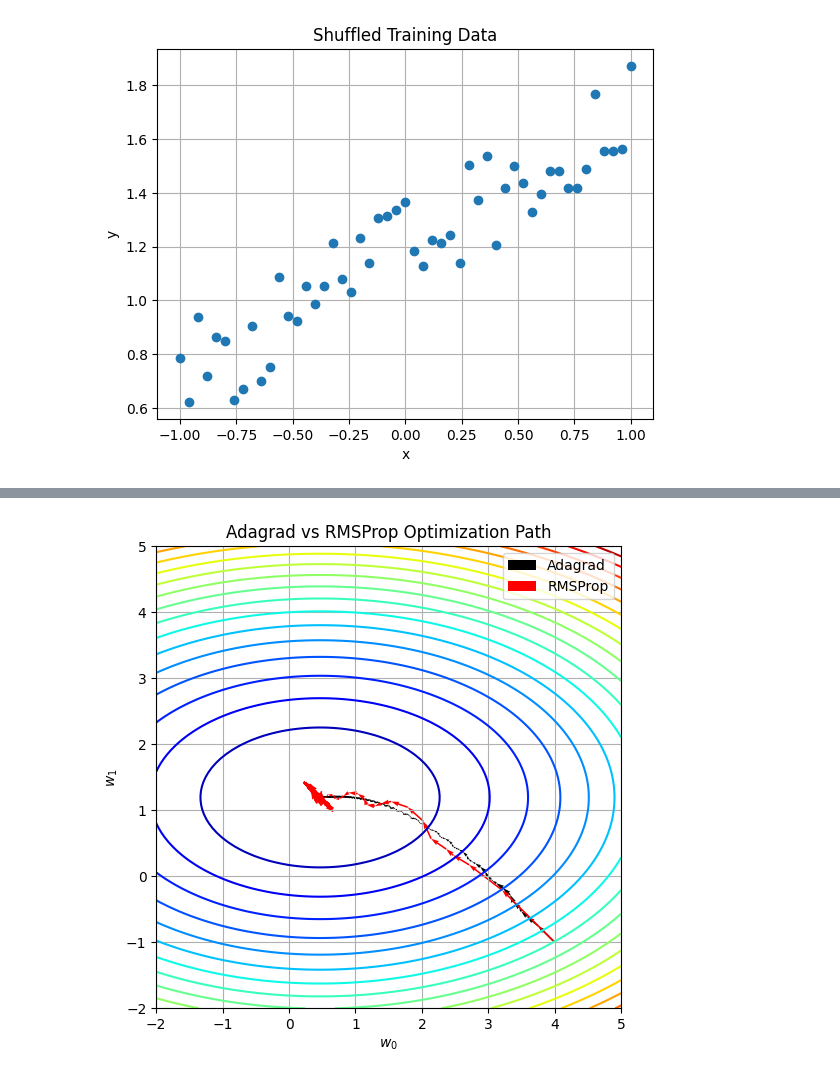
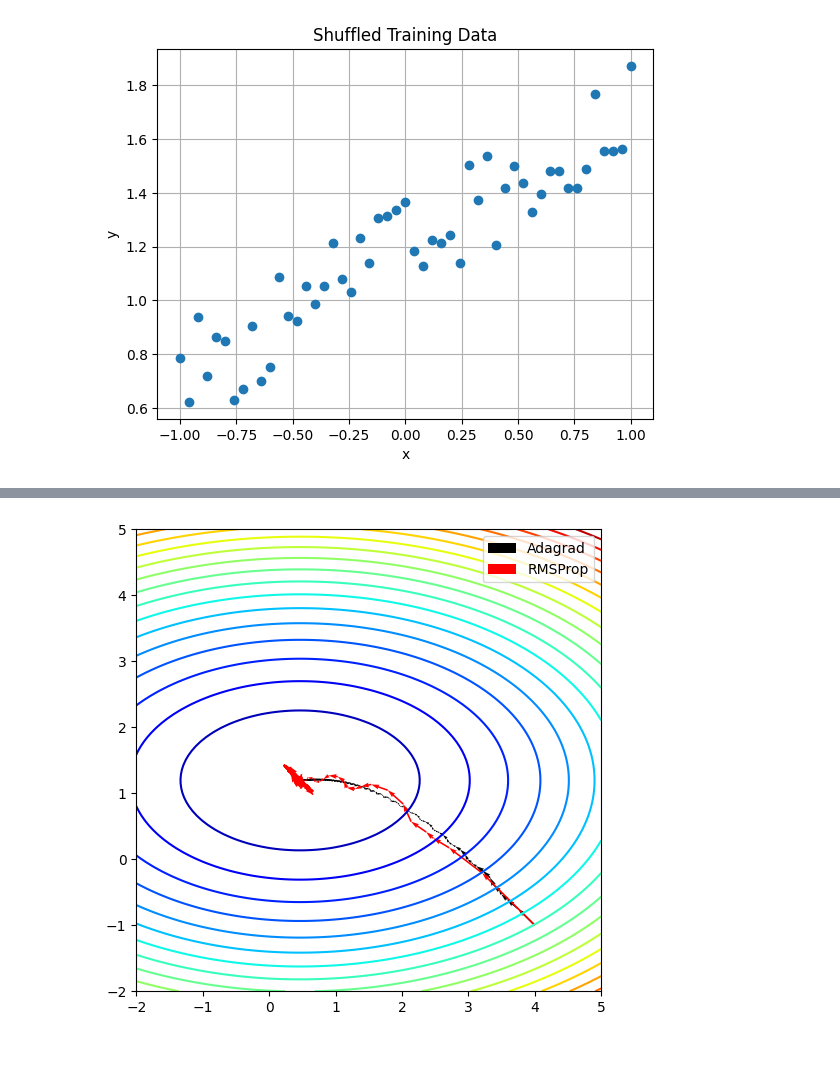
Before and after one commit to kccistc/intel-06, a Jupyter notebook: class01/homework/HongHunEui/Gradient_descent.ipynb, the cells around one changed output, grey strips where cells are left out. Cells and saved outputs as stored; diff of their text form; code cells hidden in the pictures; blank space fills up the shorter version.

```diff
--- a/class01/homework/HongHunEui/Gradient_descent.ipynb
+++ b/class01/homework/HongHunEui/Gradient_descent.ipynb
@@ -535,65 +533,55 @@ rho = 0.9
 
 w0 = np.array([4.0, -1.0])
 r = np.zeros_like(w0)
-path_adagrad = []
-
+path_adagd = []
 for epoch in range(MaxEpochs):
     if epoch % 10 == 0:
-        print(f"[Adagrad] Epoch {epoch}, w = {w0}, Loss = {loss(w0, x_train, y_train):.4f}")
-    for x_batch, y_batch in generate_batches(batch_size, x_train, y_train):
-        path_adagrad.append(w0.copy())
+        print(epoch, w0, loss(w0, x_train, y_train))
+    for x_batch, y_batch in generate_batches(batch_size,
+                                             x_train, y_train):
+
+        path_adagd.append(w0)
         grad = loss_grad(w0, x_batch, y_batch)
         r = r + grad * grad
-        delw = -epsilon / (delta + np.sqrt(r)) * grad
+        delw = - epsilon / (delta + np.sqrt(r)) * grad
         w1 = w0 + delw
         w0 = w1
+
 
 w0 = np.array([4.0, -1.0])
 r = np.zeros_like(w0)
 path_rmsprop = []
-
 for epoch in range(MaxEpochs):
     if epoch % 10 == 0:
-        print(f"[RMSProp] Epoch {epoch}, w = {w0}, Loss = {loss(w0, x_train, y_train):.4f}")
-    for x_batch, y_batch in generate_batches(batch_size, x_train, y_train):
-        path_rmsprop.append(w0.copy())
+        print(epoch, w0, loss(w0, x_train, y_train))
+    for x_batch, y_batch in generate_batches(batch_size,
+                                             x_train, y_train):
+
+        path_rmsprop.append(w0)
         grad = loss_grad(w0, x_batch, y_batch)
-        r = rho * r + (1 - rho) * grad * grad
-        delw = -epsilon * grad / np.sqrt(delta + r)
+        r = rho * r + (1. - rho) * grad * grad
+        delw = - epsilon * grad / np.sqrt(delta + r)
         w1 = w0 + delw
         w0 = w1
 
 
-W0 = np.linspace(-2, 5, 101)
-W1 = np.linspace(-2, 5, 101)
-W0, W1 = np.meshgrid(W0, W1)
-LOSSW = np.zeros_like(W0)
+fig, ax = plt.subplots(figsize=(6, 6))
 
-for i in range(W0.shape[0]):
-    for j in range(W0.shape[1]):
-        wij = np.array([W0[i, j], W1[i, j]])
-        LOSSW[i, j] = loss(wij, x_train, y_train)
+ax.contour(W0, W1, LOSSW, cmap=plt.cm.jet,
+           levels=np.linspace(0, max(LOSSW.flatten()),20))
 
-fig, ax = plt.subplots(figsize=(6, 6))
-ax.contour(W0, W1, LOSSW, cmap=plt.cm.jet,
-           levels=np.linspace(0, np.max(LOSSW.flatten()), 20))
-
-paths = np.array(path_adagrad).T
-ax.quiver(paths[0, :-1], paths[1, :-1],
-          paths[0, 1:] - paths[0, :-1],
-          paths[1, 1:] - paths[1, :-1],
+paths = path_adagd
+paths = np.array(np.matrix(paths).T)
+ax.quiver(paths[0,:-1], paths[1,:-1], paths[0,1:]-paths[0,:-1],
+          paths[1,1:]-paths[1,:-1],
           scale_units='xy', angles='xy', scale=1, color='k')
 
-paths = np.array(path_rmsprop).T
-ax.quiver(paths[0, :-1], paths[1, :-1],
-          paths[0, 1:] - paths[0, :-1],
-          paths[1, 1:] - paths[1, :-1],
+paths = path_rmsprop
+paths = np.array(np.matrix(paths).T)
+ax.quiver(paths[0,:-1], paths[1,:-1], paths[0,1:]-paths[0,:-1],
+          paths[1,1:]-paths[1,:-1],
           scale_units='xy', angles='xy', scale=1, color='r')
 
 plt.legend(['Adagrad', 'RMSProp'])
-plt.xlabel('$w_0$')
-plt.ylabel('$w_1$')
-plt.title('Adagrad vs RMSProp Optimization Path')
-plt.grid()
 plt.show()
 # %% [output]
@@ -612,4 +600,4 @@ plt.show()
-[figure, old version]
+[figure, new version]
 # %%
 MaxEpochs = 51
 batch_size = 10
```
Also changed, not shown: parts of 4 cells of this notebook.
